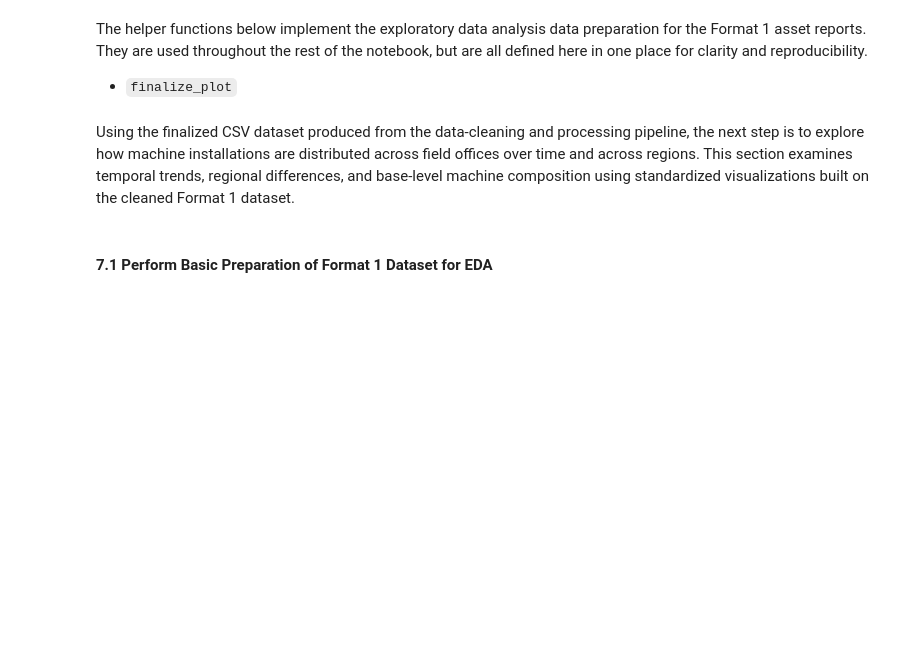
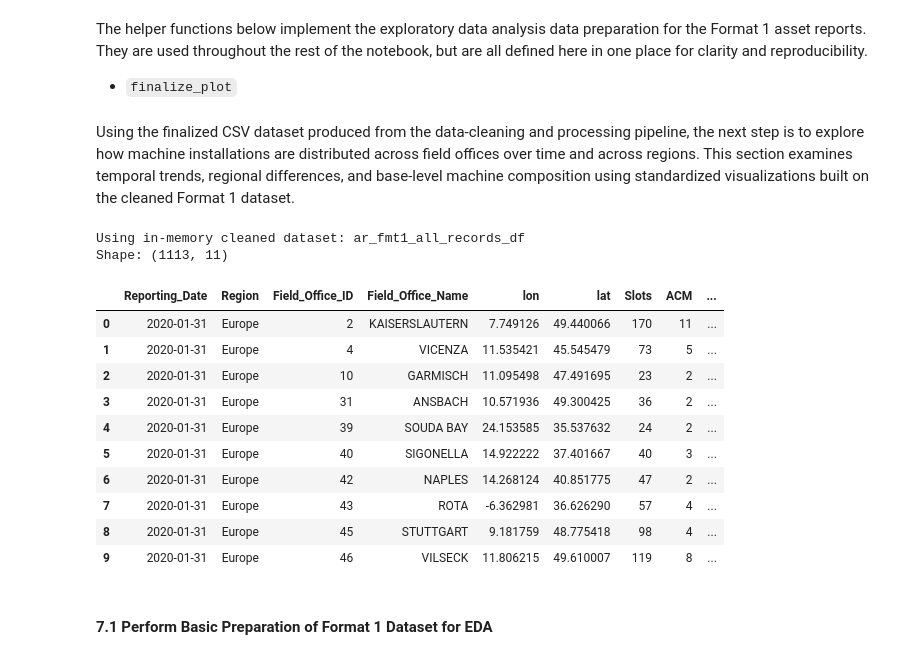
Before and after one commit to pinhaopan/muckrock-liberation, a Jupyter notebook: fa25-team-a/asset_reports.ipynb, the cells around one changed output. Drawn from its saved outputs; the diff is of its cells as text; code cells hidden in the pictures; blank space fills up the shorter version.

```diff
--- a/fa25-team-a/asset_reports.ipynb
+++ b/fa25-team-a/asset_reports.ipynb
@@ -919,14 +940,28 @@ Using the finalized CSV dataset produced from the data-cleaning and processing p
 # %%
 # Load cleaned Format 1 dataset from memory
 try:
-    df = all_records_df.copy()
-    print("Using in-memory cleaned dataset: all_records_df")
+    df = ar_fmt1_all_records_df.copy()
+    print("Using in-memory cleaned dataset: ar_fmt1_all_records_df")
 except NameError:
-    print("all_records_df not found — loading from exported CSV") # fallback to outputted CSV
+    print("ar_fmt1_all_records_df not found — loading from exported CSV") # fallback to outputted CSV
     df = pd.read_csv(asset_report_fmt1_path)
 
 print("Shape:", df.shape)
 df.head(10)
+# %% [output]
+Using in-memory cleaned dataset: ar_fmt1_all_records_df
+Shape: (1113, 11)
+|  | Reporting_Date | Region | Field_Office_ID | Field_Office_Name | lon | lat | Slots | ACM | ... |
+| 0 | 2020-01-31 | Europe | 2 | KAISERSLAUTERN | 7.749126 | 49.440066 | 170 | 11 | ... |
+| 1 | 2020-01-31 | Europe | 4 | VICENZA | 11.535421 | 45.545479 | 73 | 5 | ... |
+| 2 | 2020-01-31 | Europe | 10 | GARMISCH | 11.095498 | 47.491695 | 23 | 2 | ... |
+| 3 | 2020-01-31 | Europe | 31 | ANSBACH | 10.571936 | 49.300425 | 36 | 2 | ... |
+| 4 | 2020-01-31 | Europe | 39 | SOUDA BAY | 24.153585 | 35.537632 | 24 | 2 | ... |
+| 5 | 2020-01-31 | Europe | 40 | SIGONELLA | 14.922222 | 37.401667 | 40 | 3 | ... |
+| 6 | 2020-01-31 | Europe | 42 | NAPLES | 14.268124 | 40.851775 | 47 | 2 | ... |
+| 7 | 2020-01-31 | Europe | 43 | ROTA | -6.362981 | 36.626290 | 57 | 4 | ... |
+| 8 | 2020-01-31 | Europe | 45 | STUTTGART | 9.181759 | 48.775418 | 98 | 4 | ... |
+| 9 | 2020-01-31 | Europe | 46 | VILSECK | 11.806215 | 49.610007 | 119 | 8 | ... |
 # %% [markdown]
 #### 7.1 Perform Basic Preparation of Format 1 Dataset for EDA
 # %% [markdown]
```
Also changed, not shown: parts of 17 cells of this notebook, 1 other file.
